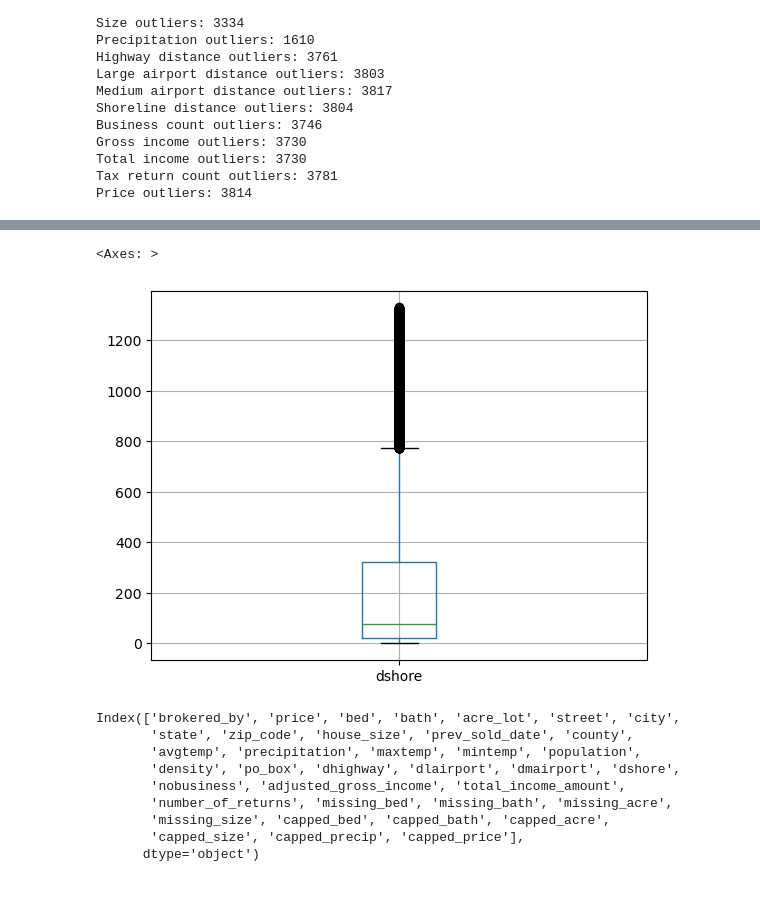
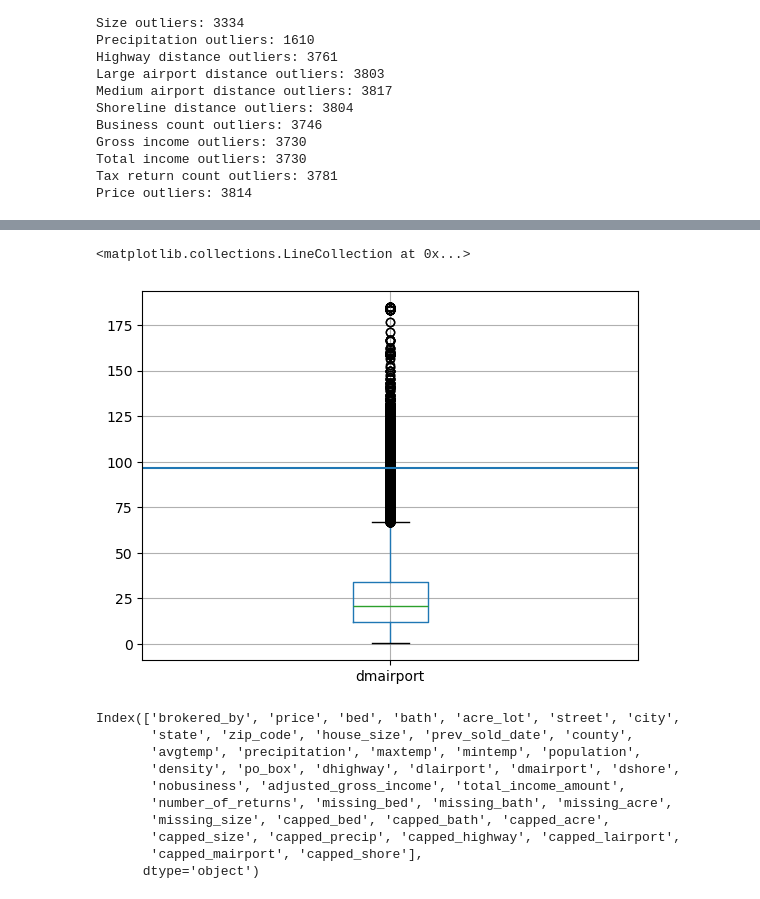
Before and after one commit to luke-dillon/PlacementProject, a Jupyter notebook: cleaning.ipynb, the cells around one changed output, grey strips where cells are left out. Drawn from its saved outputs; the diff is of its cells as text; code cells hidden in the pictures.

```diff
--- a/cleaning.ipynb
+++ b/cleaning.ipynb
@@ -170,9 +171,12 @@ Tax return count outliers: 3781
 Price outliers: 3814
 # %%
 # In advance of outlier capping, add a flag to say it was done
-sold_merged['capped_bed'] = (sold_merged['bed'] > 6).astype('int')
-sold_merged['capped_bath'] = (sold_merged['bath'] > 6).astype('int')
-sold_merged['capped_acre'] = (sold_merged['acre_lot'] > 37.10890000000014).astype('int')
-sold_merged['capped_size'] = (sold_merged['house_size'] > 6405).astype('int')
-sold_merged['capped_precip'] = (sold_merged['precipitation'] > 98.39).astype('int')
-sold_merged['capped_price'] = (sold_merged['house_size'] > 3850000).astype('int')
+sold_merged['capped_bed'] = (sold_merged['bed'] > sold_merged.bed.quantile(0.99)).astype('int')
+sold_merged['capped_bath'] = (sold_merged['bath'] > sold_merged.bath.quantile(0.99)).astype('int')
+sold_merged['capped_acre'] = (sold_merged['acre_lot'] > sold_merged.acre_lot.quantile(0.99)).astype('int')
+sold_merged['capped_size'] = (sold_merged['house_size'] > sold_merged.house_size.quantile(0.995)).astype('int')
+sold_merged['capped_precip'] = (sold_merged['precipitation'] > sold_merged.precipitation.quantile(0.95)).astype('int')
+sold_merged['capped_highway'] = (sold_merged['dhighway'] > sold_merged.dhighway.quantile(0.99)).astype('int')
+sold_merged['capped_lairport'] = (sold_merged['dhighway'] > sold_merged.dhighway.quantile(0.99)).astype('int')
+sold_merged['capped_mairport'] = (sold_merged['dhighway'] > sold_merged.dhighway.quantile(0.99)).astype('int')
+sold_merged['capped_shore'] = (sold_merged['dhighway'] > sold_merged.dhighway.quantile(0.99)).astype('int')
@@ -204,8 +183,9 @@ sold_merged[sold_merged.capped_bed == 1]
 # %%
-sold_merged.boxplot('dshore')
+sold_merged.boxplot('dmairport')
+plt.hlines(y = sold_merged.dmairport.quantile(0.995), xmin = 0.5, xmax = 1.5)
 # %% [output]
-<Axes: >
+<matplotlib.collections.LineCollection at 0x...>
-[figure, old version]
+[figure, new version]
 # %%
 sold_merged.columns
 # %% [output]
@@ -216,5 +196,6 @@ Index(['brokered_by', 'price', 'bed', 'bath', 'acre_lot', 'street', 'city',
        'nobusiness', 'adjusted_gross_income', 'total_income_amount',
        'number_of_returns', 'missing_bed', 'missing_bath', 'missing_acre',
        'missing_size', 'capped_bed', 'capped_bath', 'capped_acre',
-       'capped_size', 'capped_precip', 'capped_price'],
+       'capped_size', 'capped_precip', 'capped_highway', 'capped_lairport',
+       'capped_mairport', 'capped_shore'],
       dtype='object')
```
Also changed, not shown: parts of 15 cells of this notebook.
